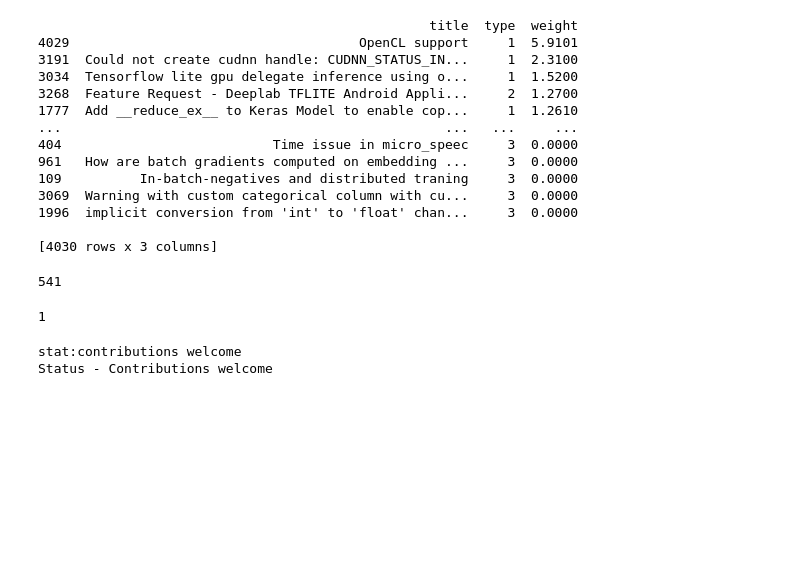
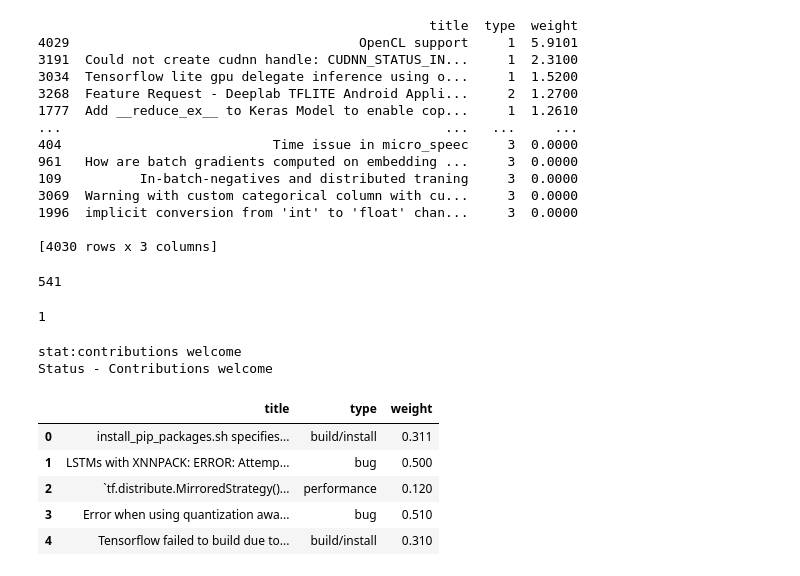
Before and after one commit to r-shakya/tool-development, a Jupyter notebook: module6/demo-1.ipynb, the cells around one changed output. Drawn from its saved outputs; the diff is of its cells as text; code cells hidden in the pictures; blank space fills up the shorter version.

```diff
--- a/module6/demo-1.ipynb
+++ b/module6/demo-1.ipynb
@@ -650,0 +662,9 @@ Status - Contributions welcome
+# %%
+data.head()
+# %% [output]
+|  | title | type | weight |
+| 0 | install_pip_packages.sh specifies... | build/install | 0.311 |
+| 1 | LSTMs with XNNPACK: ERROR: Attemp... | bug | 0.500 |
+| 2 | `tf.distribute.MirroredStrategy()... | performance | 0.120 |
+| 3 | Error when using quantization awa... | bug | 0.510 |
+| 4 | Tensorflow failed to build due to... | build/install | 0.310 |
```
Also changed, not shown: parts of 9 cells of this notebook, 1 other file.
